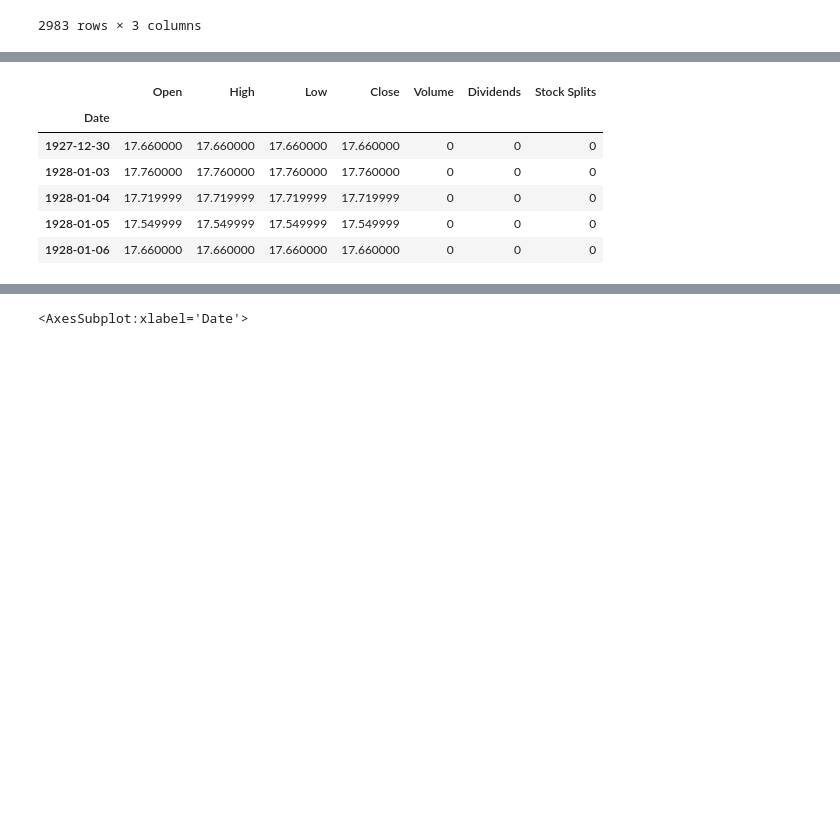
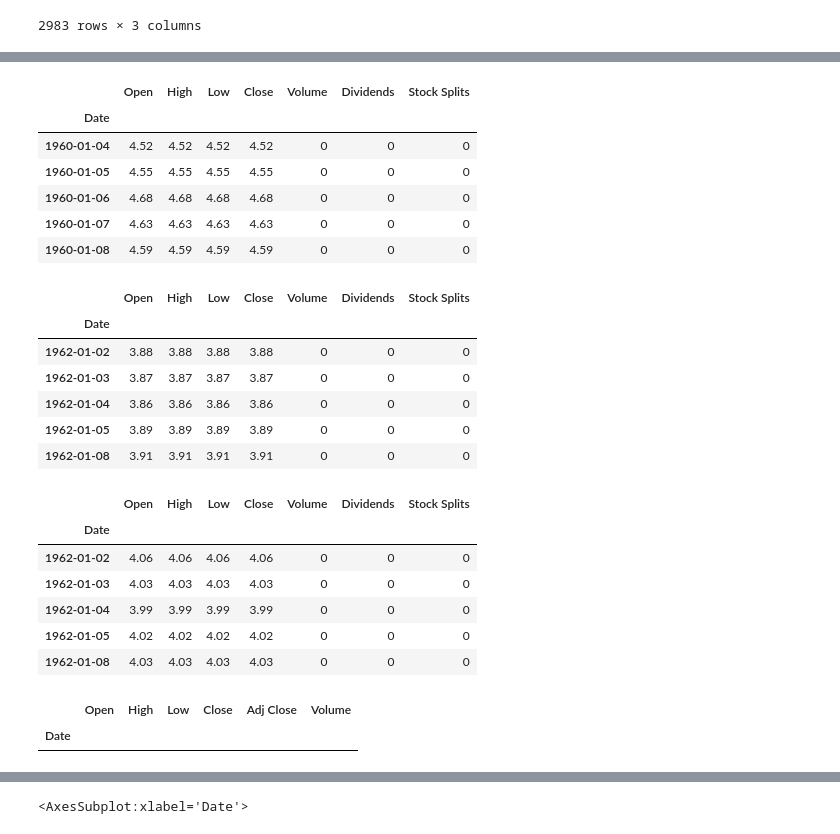
Before and after one commit to AffineLabs/contracts, a Jupyter notebook: notebook/data-pipe-research-tarik.ipynb, the cells around one changed output, grey strips where cells are left out. Saved outputs shown, nothing was run; the diff lists cells and outputs as text; code cells hidden in the pictures; blank space fills up the shorter version.

Commit message:
etf data

```diff
--- a/notebook/data-pipe-research-tarik.ipynb
+++ b/notebook/data-pipe-research-tarik.ipynb
@@ -64,0 +57,15 @@ CoinGeckoScraper(assets=["bitcoin"]).get_data()["bitcoin"]
+# %%
+# asset desc:
+etfs = list(map(lambda x: x.split(":")[0].split(".")[1].strip(), """1. VTI: Vanguard Total Stock Market ETF
+2. SPY: S&P500
+2. QQQ: Tech ETF
+3. VEA: Developed Market ETF
+4. IEMG: Emerging Market ETF
+5. VTV: Vanguard Value ETF
+6. VUG: Vanguard Growth ETF
+7. IJR: S&P Small Caps ETF
+8. IWM: Russell 2000 ETF
+9. IWF: Russel 1000 Growth ETF
+9. IWD: Russel 1000 Value ETF
+10. IJH: S&P Mid Cap
+11. GLD: SPDR Gold""".split("\n")))
@@ -65,17 +88,34 @@ CoinGeckoScraper(assets=["bitcoin"]).get_data()["bitcoin"]
 # %%
 bonds = ["^IRX", "^FVX", "^TNX", "^TNY"]
 # %%
-cs = CeFiScraper(assets=bonds)
+cs = CeFiScraper(assets=etfs)
 # %%
 cs.collect_data()
 # %%
-for a in ["^GSPC"]:
+for a in bonds:
     display(cs.data[a].head())
+    cs.data[a].to_csv(f"./data/bond_data/{a}.csv", index=0)
 # %% [output]
 |  | Open | High | Low | Close | Volume | Dividends | Stock Splits |
 | Date |  |  |  |  |  |  |  |
-| 1927-12-30 | 17.660000 | 17.660000 | 17.660000 | 17.660000 | 0 | 0 | 0 |
-| 1928-01-03 | 17.760000 | 17.760000 | 17.760000 | 17.760000 | 0 | 0 | 0 |
-| 1928-01-04 | 17.719999 | 17.719999 | 17.719999 | 17.719999 | 0 | 0 | 0 |
-| 1928-01-05 | 17.549999 | 17.549999 | 17.549999 | 17.549999 | 0 | 0 | 0 |
-| 1928-01-06 | 17.660000 | 17.660000 | 17.660000 | 17.660000 | 0 | 0 | 0 |
+| 1960-01-04 | 4.52 | 4.52 | 4.52 | 4.52 | 0 | 0 | 0 |
+| 1960-01-05 | 4.55 | 4.55 | 4.55 | 4.55 | 0 | 0 | 0 |
+| 1960-01-06 | 4.68 | 4.68 | 4.68 | 4.68 | 0 | 0 | 0 |
+| 1960-01-07 | 4.63 | 4.63 | 4.63 | 4.63 | 0 | 0 | 0 |
+| 1960-01-08 | 4.59 | 4.59 | 4.59 | 4.59 | 0 | 0 | 0 |
+|  | Open | High | Low | Close | Volume | Dividends | Stock Splits |
+| Date |  |  |  |  |  |  |  |
+| 1962-01-02 | 3.88 | 3.88 | 3.88 | 3.88 | 0 | 0 | 0 |
+| 1962-01-03 | 3.87 | 3.87 | 3.87 | 3.87 | 0 | 0 | 0 |
+| 1962-01-04 | 3.86 | 3.86 | 3.86 | 3.86 | 0 | 0 | 0 |
+| 1962-01-05 | 3.89 | 3.89 | 3.89 | 3.89 | 0 | 0 | 0 |
+| 1962-01-08 | 3.91 | 3.91 | 3.91 | 3.91 | 0 | 0 | 0 |
+|  | Open | High | Low | Close | Volume | Dividends | Stock Splits |
+| Date |  |  |  |  |  |  |  |
+| 1962-01-02 | 4.06 | 4.06 | 4.06 | 4.06 | 0 | 0 | 0 |
+| 1962-01-03 | 4.03 | 4.03 | 4.03 | 4.03 | 0 | 0 | 0 |
+| 1962-01-04 | 3.99 | 3.99 | 3.99 | 3.99 | 0 | 0 | 0 |
+| 1962-01-05 | 4.02 | 4.02 | 4.02 | 4.02 | 0 | 0 | 0 |
+| 1962-01-08 | 4.03 | 4.03 | 4.03 | 4.03 | 0 | 0 | 0 |
+|  | Open | High | Low | Close | Adj Close | Volume |
+| Date |  |  |  |  |  |  |
```
Also changed, not shown: parts of 3 cells of this notebook, 13 other files.
